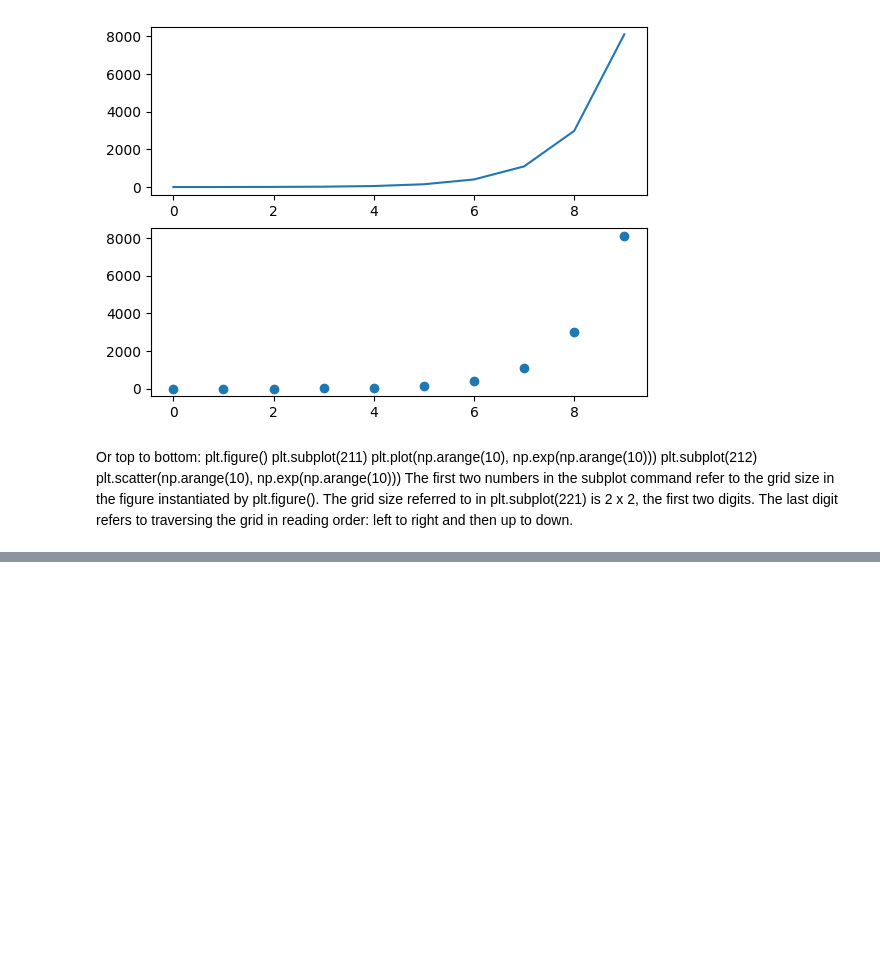
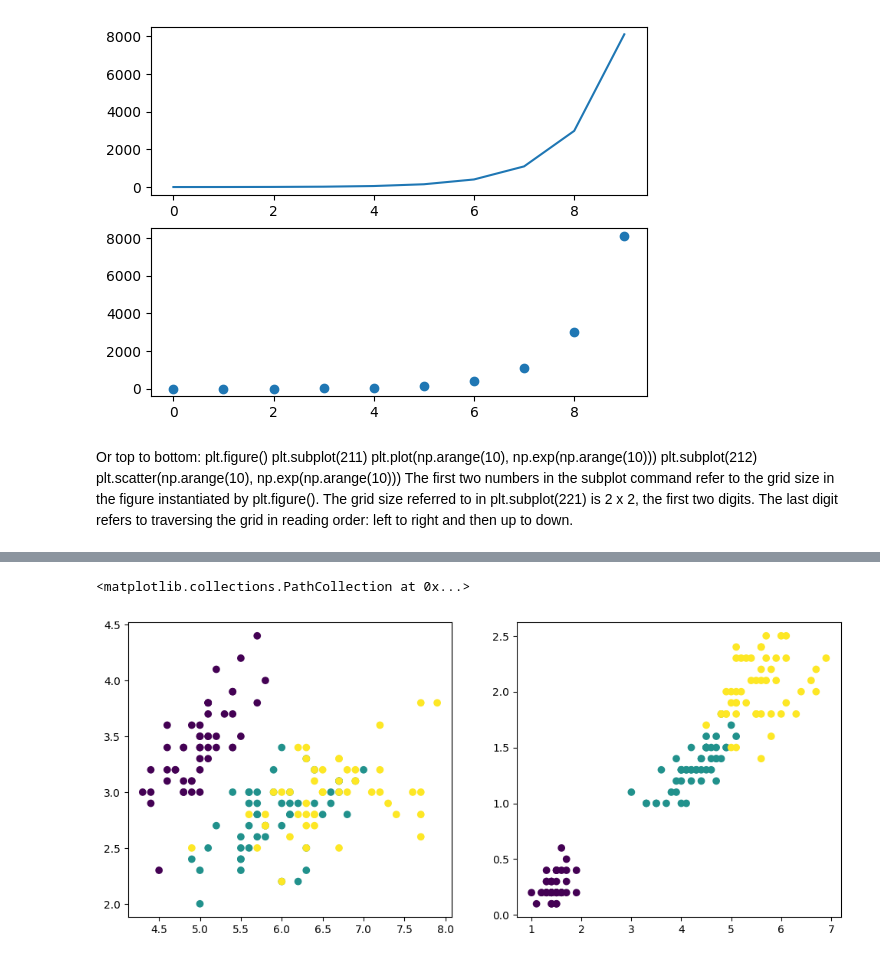
Before and after one commit to OgTechNerd/python-programming-a-2-z, a Jupyter notebook: MachineLearningTutorials/SCIKITLEARN/Scikit-learn_basic_01.ipynb, the cells around one changed output, grey strips where cells are left out. Saved outputs shown, nothing was run; the diff lists cells and outputs as text; code cells hidden in the pictures; blank space fills up the shorter version.

```diff
--- a/MachineLearningTutorials/SCIKITLEARN/Scikit-learn_basic_01.ipynb
+++ b/MachineLearningTutorials/SCIKITLEARN/Scikit-learn_basic_01.ipynb
@@ -209,0 +229,18 @@ The first two numbers in the subplot command refer to the grid size in the figur
+# %%
+from sklearn.datasets import load_iris
+iris = load_iris()
+data = iris.data
+target = iris.target
+# Resize the figure for better viewing
+plt.figure(figsize=(12,5))
+# First subplot
+plt.subplot(121)
+# Visualize the first two columns of data:
+plt.scatter(data[:,0], data[:,1], c=target)
+# Second subplot
+plt.subplot(122)
+# Visualize the last two columns of data:
+plt.scatter(data[:,2], data[:,3], c=target)
+# %% [output]
+<matplotlib.collections.PathCollection at 0x...>
+[figure, added]
```
Also changed, not shown: parts of 7 cells of this notebook, 10 other files.
